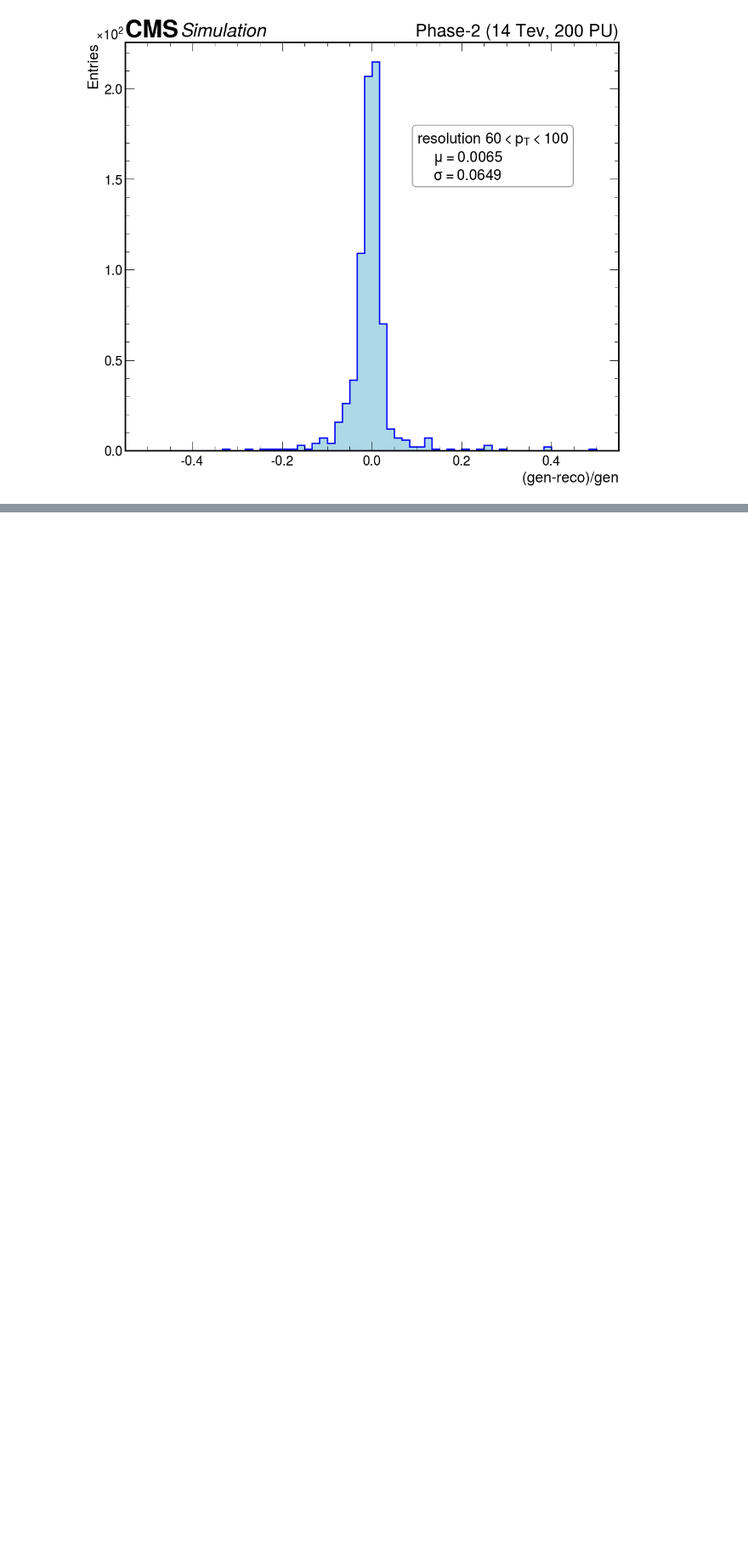
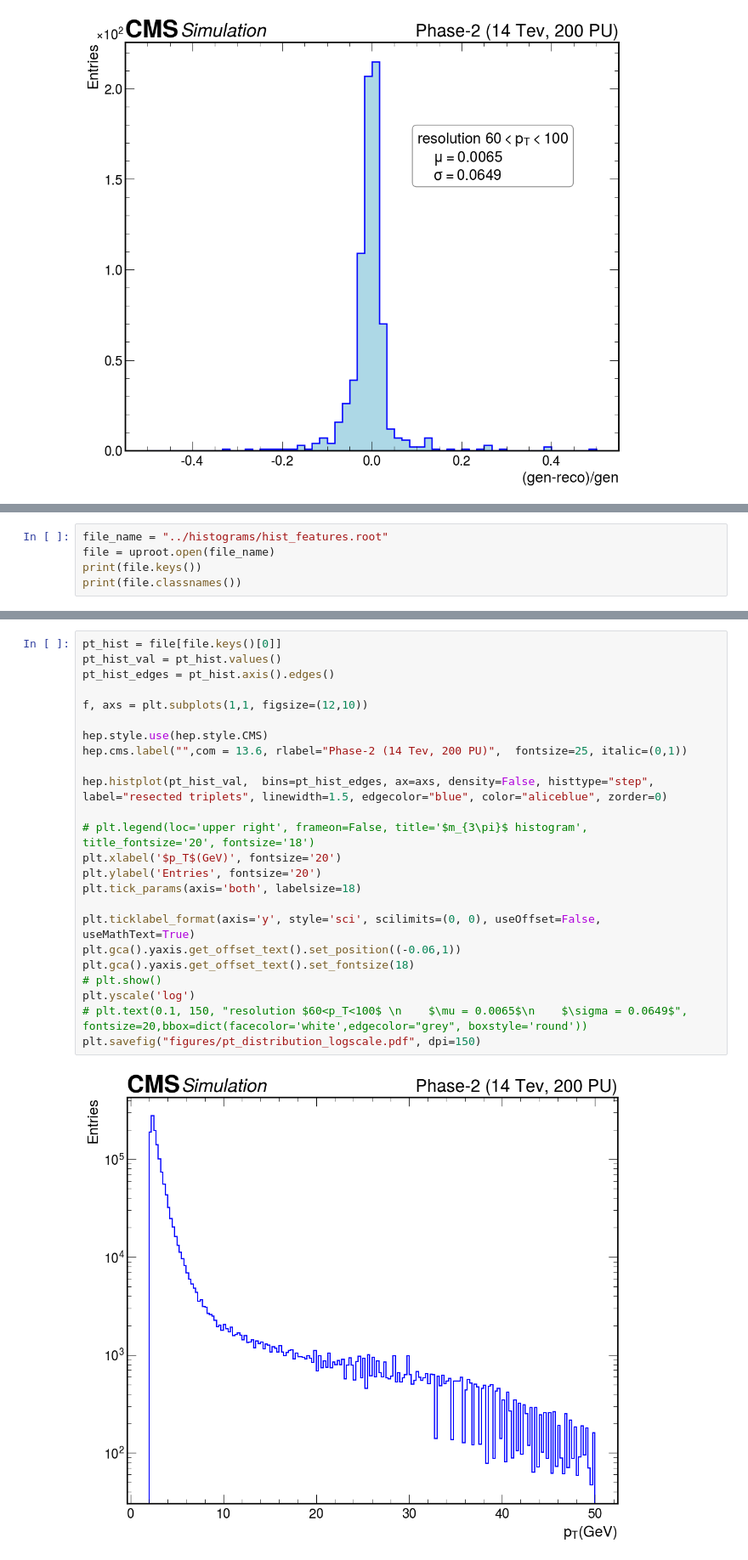
Before and after one commit to PietroCappelli/W3Pi_Analysis, a Jupyter notebook: w3pi_analysis/hist.ipynb, the cells around one changed output, grey strips where cells are left out. Shown at 85% size. Saved outputs shown, nothing was run; the diff lists cells and outputs as text; blank space fills up the shorter version.

```diff
--- a/w3pi_analysis/hist.ipynb
+++ b/w3pi_analysis/hist.ipynb
@@ -432,0 +456,5 @@ plt.savefig("figures/Resolution_pt_60_100.pdf", dpi=150)
+# %%
+file_name = "../histograms/hist_features.root"
+file = uproot.open(file_name)
+print(file.keys())
+print(file.classnames())
@@ -432,0 +466,26 @@ plt.savefig("figures/Resolution_pt_60_100.pdf", dpi=150)
+# %%
+pt_hist = file[file.keys()[0]]
+pt_hist_val = pt_hist.values()
+pt_hist_edges = pt_hist.axis().edges()
+
+f, axs = plt.subplots(1,1, figsize=(12,10))
+
+hep.style.use(hep.style.CMS)
+hep.cms.label("",com = 13.6, rlabel="Phase-2 (14 Tev, 200 PU)",  fontsize=25, italic=(0,1))
+
+hep.histplot(pt_hist_val,  bins=pt_hist_edges, ax=axs, density=False, histtype="step", label="resected triplets", linewidth=1.5, edgecolor="blue", color="aliceblue", zorder=0)
+
+# plt.legend(loc='upper right', frameon=False, title='$m_{3\pi}$ histogram', title_fontsize='20', fontsize='18')
+plt.xlabel('$p_T$(GeV)', fontsize='20')
+plt.ylabel('Entries', fontsize='20')
+plt.tick_params(axis='both', labelsize=18)
+
+plt.ticklabel_format(axis='y', style='sci', scilimits=(0, 0), useOffset=False, useMathText=True)
+plt.gca().yaxis.get_offset_text().set_position((-0.06,1))
+plt.gca().yaxis.get_offset_text().set_fontsize(18)
+# plt.show()
+plt.yscale('log')
+# plt.text(0.1, 150, "resolution $60<p_T<100$ \n    $\mu = 0.0065$\n    $\sigma = 0.0649$", fontsize=20,bbox=dict(facecolor='white',edgecolor="grey", boxstyle='round'))
+plt.savefig("figures/pt_distribution_logscale.pdf", dpi=150)
+# %% [output]
+[figure, added]
```
Also changed, not shown: parts of 30 cells of this notebook.
